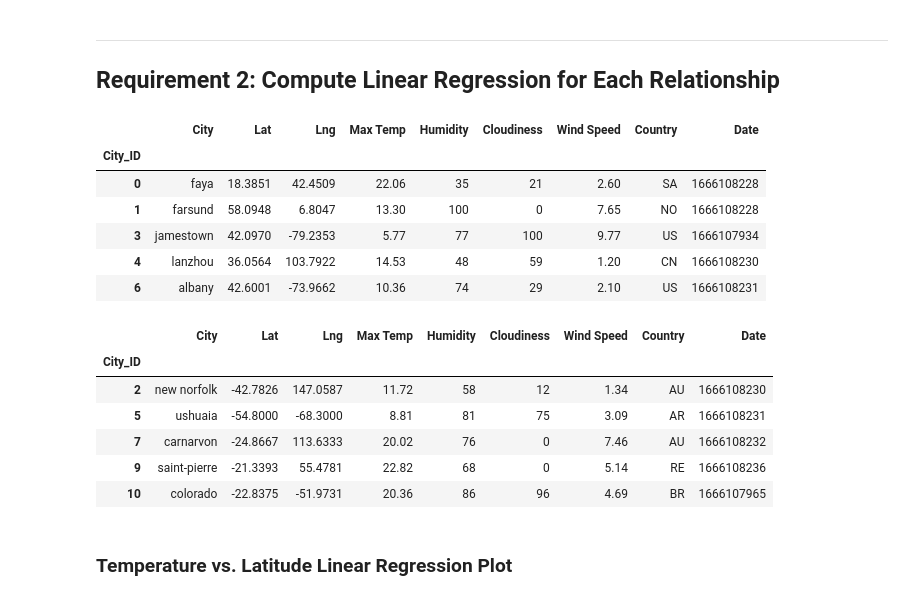
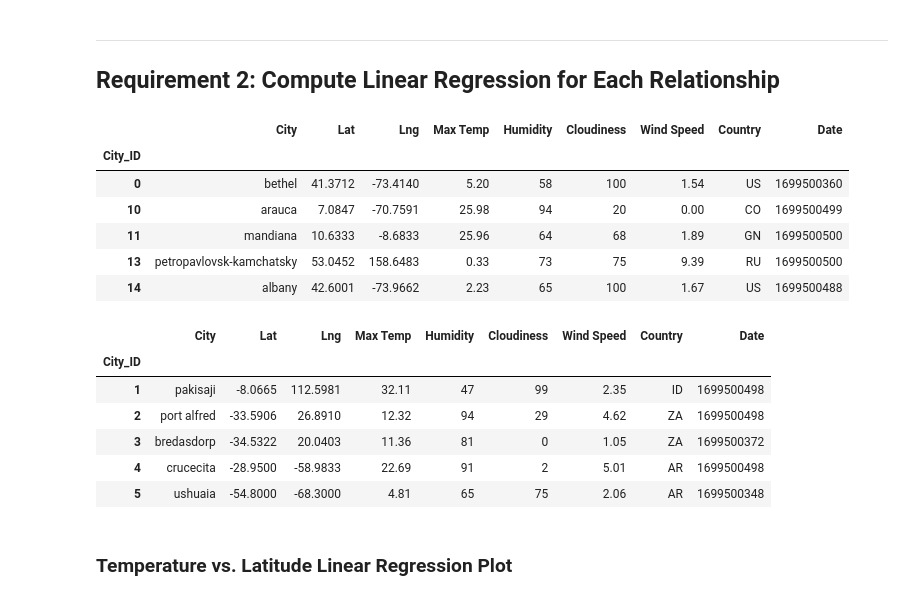
Before and after one commit to rfe123/umn_data_python_api_challenge, a Jupyter notebook: starter_code/WeatherPy.ipynb, the cells around one changed output. Cells and saved outputs as stored; diff of their text form; code cells hidden in the pictures.

Commit message:
Hemisphere dataframes

```diff
--- a/starter_code/WeatherPy.ipynb
+++ b/starter_code/WeatherPy.ipynb
@@ -306,32 +306,32 @@ def get_regression(x_axis, y_axis):
         }
 # %%
 # Create a DataFrame with the Northern Hemisphere data (Latitude >= 0)
-# YOUR CODE HERE
+northern_hemi_df = city_data_df.loc[(city_data_df['Lat'] >= 0),:]
 
 # Display sample data
 northern_hemi_df.head()
 # %% [output]
 |  | City | Lat | Lng | Max Temp | Humidity | Cloudiness | Wind Speed | Country | Date |
 | City_ID |  |  |  |  |  |  |  |  |  |
-| 0 | faya | 18.3851 | 42.4509 | 22.06 | 35 | 21 | 2.60 | SA | 1666108228 |
-| 1 | farsund | 58.0948 | 6.8047 | 13.30 | 100 | 0 | 7.65 | NO | 1666108228 |
-| 3 | jamestown | 42.0970 | -79.2353 | 5.77 | 77 | 100 | 9.77 | US | 1666107934 |
-| 4 | lanzhou | 36.0564 | 103.7922 | 14.53 | 48 | 59 | 1.20 | CN | 1666108230 |
-| 6 | albany | 42.6001 | -73.9662 | 10.36 | 74 | 29 | 2.10 | US | 1666108231 |
+| 0 | bethel | 41.3712 | -73.4140 | 5.20 | 58 | 100 | 1.54 | US | 1699500360 |
+| 10 | arauca | 7.0847 | -70.7591 | 25.98 | 94 | 20 | 0.00 | CO | 1699500499 |
+| 11 | mandiana | 10.6333 | -8.6833 | 25.96 | 64 | 68 | 1.89 | GN | 1699500500 |
+| 13 | petropavlovsk-kamchatsky | 53.0452 | 158.6483 | 0.33 | 73 | 75 | 9.39 | RU | 1699500500 |
+| 14 | albany | 42.6001 | -73.9662 | 2.23 | 65 | 100 | 1.67 | US | 1699500488 |
 # %%
 # Create a DataFrame with the Southern Hemisphere data (Latitude < 0)
-# YOUR CODE HERE
+southern_hemi_df = city_data_df.loc[(city_data_df['Lat'] < 0),:]
 
 # Display sample data
 southern_hemi_df.head()
 # %% [output]
 |  | City | Lat | Lng | Max Temp | Humidity | Cloudiness | Wind Speed | Country | Date |
 | City_ID |  |  |  |  |  |  |  |  |  |
-| 2 | new norfolk | -42.7826 | 147.0587 | 11.72 | 58 | 12 | 1.34 | AU | 1666108230 |
-| 5 | ushuaia | -54.8000 | -68.3000 | 8.81 | 81 | 75 | 3.09 | AR | 1666108231 |
-| 7 | carnarvon | -24.8667 | 113.6333 | 20.02 | 76 | 0 | 7.46 | AU | 1666108232 |
-| 9 | saint-pierre | -21.3393 | 55.4781 | 22.82 | 68 | 0 | 5.14 | RE | 1666108236 |
-| 10 | colorado | -22.8375 | -51.9731 | 20.36 | 86 | 96 | 4.69 | BR | 1666107965 |
+| 1 | pakisaji | -8.0665 | 112.5981 | 32.11 | 47 | 99 | 2.35 | ID | 1699500498 |
+| 2 | port alfred | -33.5906 | 26.8910 | 12.32 | 94 | 29 | 4.62 | ZA | 1699500498 |
+| 3 | bredasdorp | -34.5322 | 20.0403 | 11.36 | 81 | 0 | 1.05 | ZA | 1699500372 |
+| 4 | crucecita | -28.9500 | -58.9833 | 22.69 | 91 | 2 | 5.01 | AR | 1699500498 |
+| 5 | ushuaia | -54.8000 | -68.3000 | 4.81 | 65 | 75 | 2.06 | AR | 1699500348 |
 # %% [markdown]
 ###  Temperature vs. Latitude Linear Regression Plot
 # %%
```
